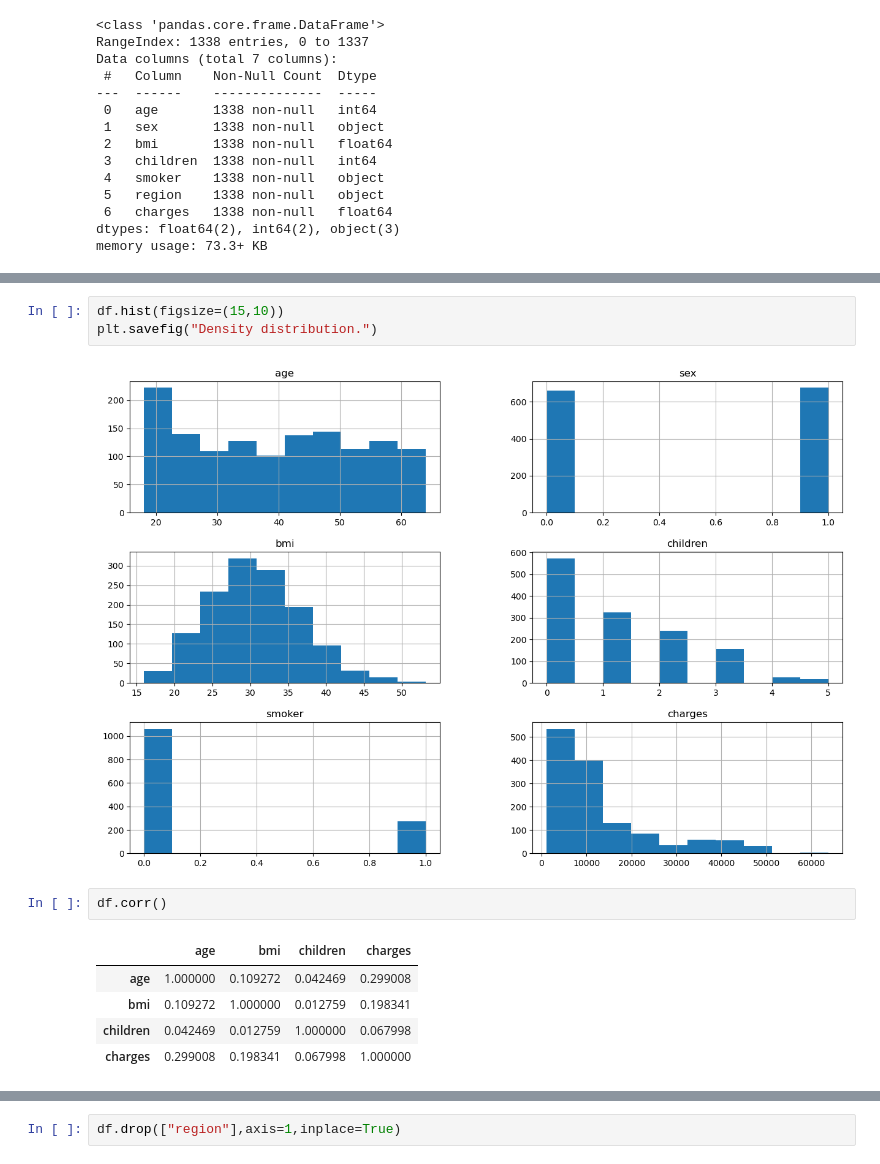
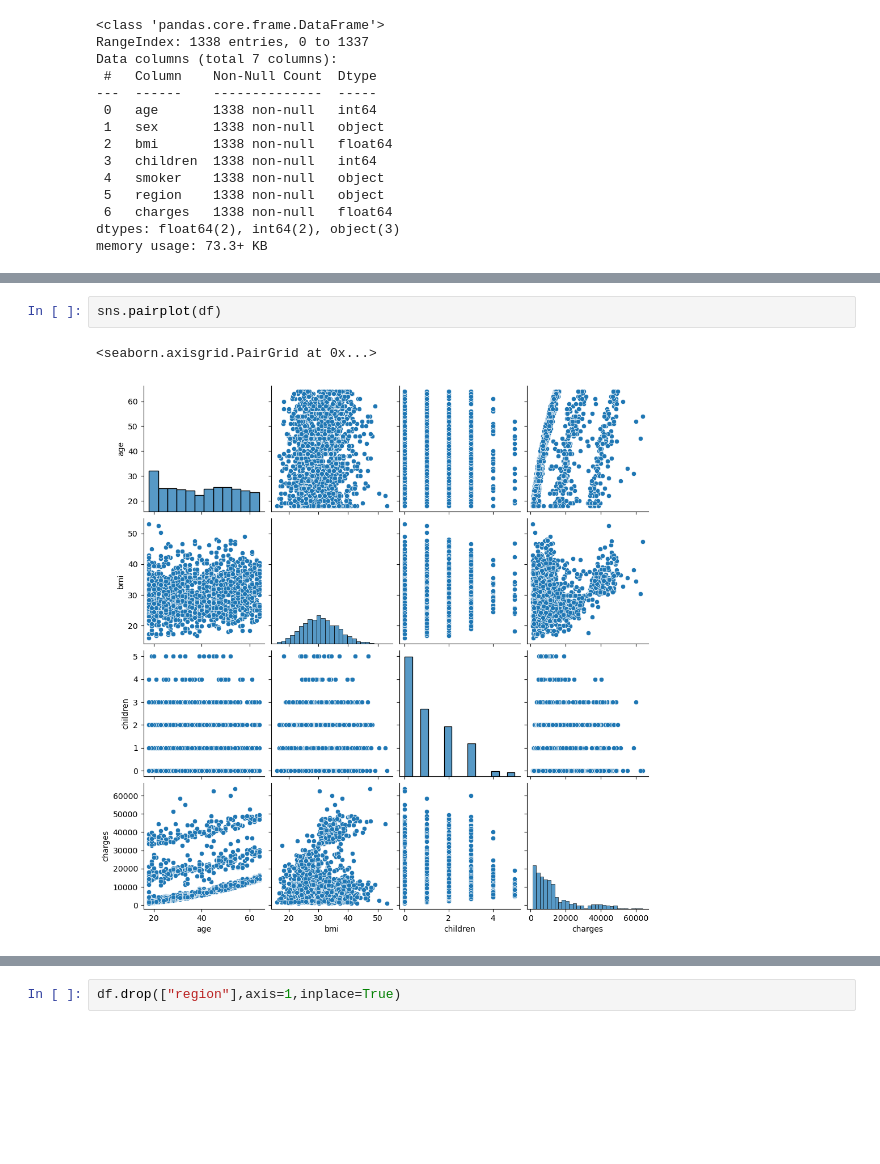
Before and after one commit to Kamuthuj/health-insurance-regression., a Jupyter notebook: analysis.ipynb, the cells around one changed output, grey strips where cells are left out. Cells and saved outputs as stored; diff of their text form; blank space fills up the shorter version.

```diff
--- a/analysis.ipynb
+++ b/analysis.ipynb
@@ -73,16 +67,8 @@ df.describe()
-# %%
-df.hist(figsize=(15,10))
-plt.savefig("Density distribution.")
-# %% [output]
-[figure, removed]
-# %%
-df.corr()
-# %% [output]
-|  | age | bmi | children | charges |
-| age | 1.000000 | 0.109272 | 0.042469 | 0.299008 |
-| bmi | 0.109272 | 1.000000 | 0.012759 | 0.198341 |
-| children | 0.042469 | 0.012759 | 1.000000 | 0.067998 |
-| charges | 0.299008 | 0.198341 | 0.067998 | 1.000000 |
+# %%
+sns.pairplot(df)
+# %% [output]
+<seaborn.axisgrid.PairGrid at 0x...>
+[figure, added]
 # %%
 
 # The correlation matrix helps us map input features of the data.
```
Also changed, not shown: parts of 35 cells of this notebook.
